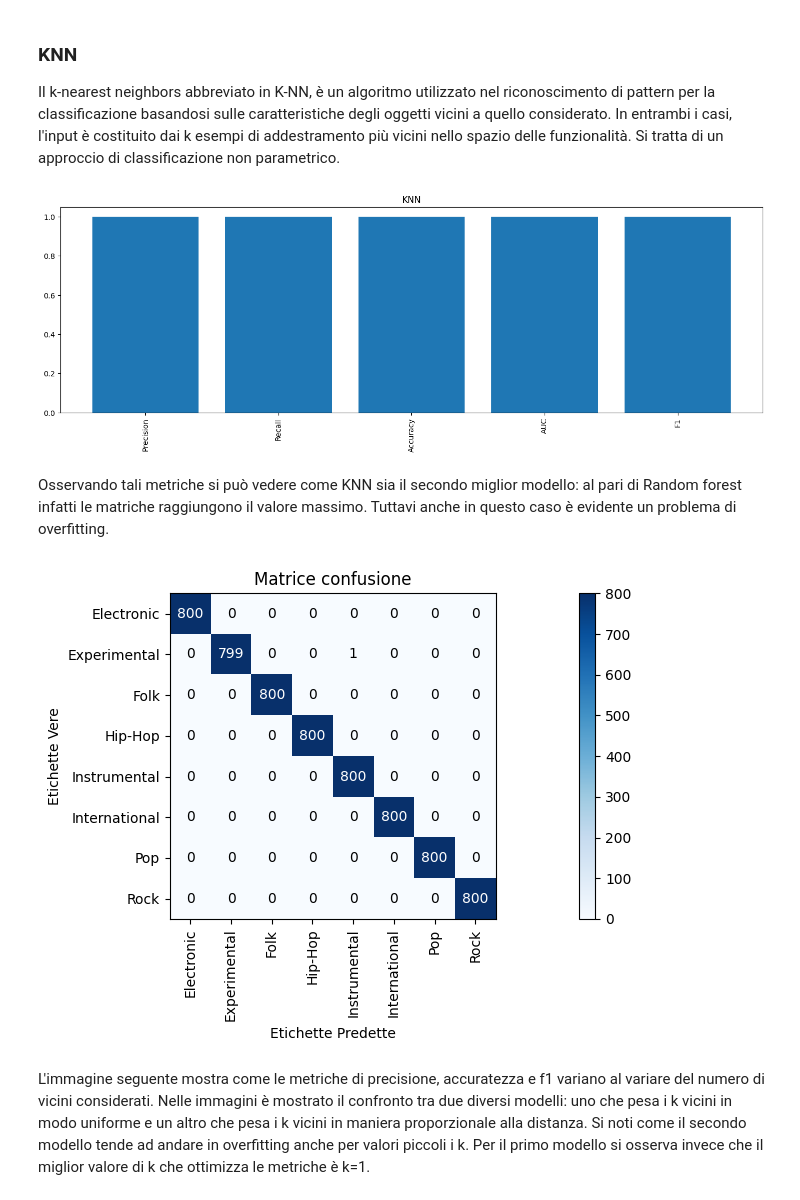
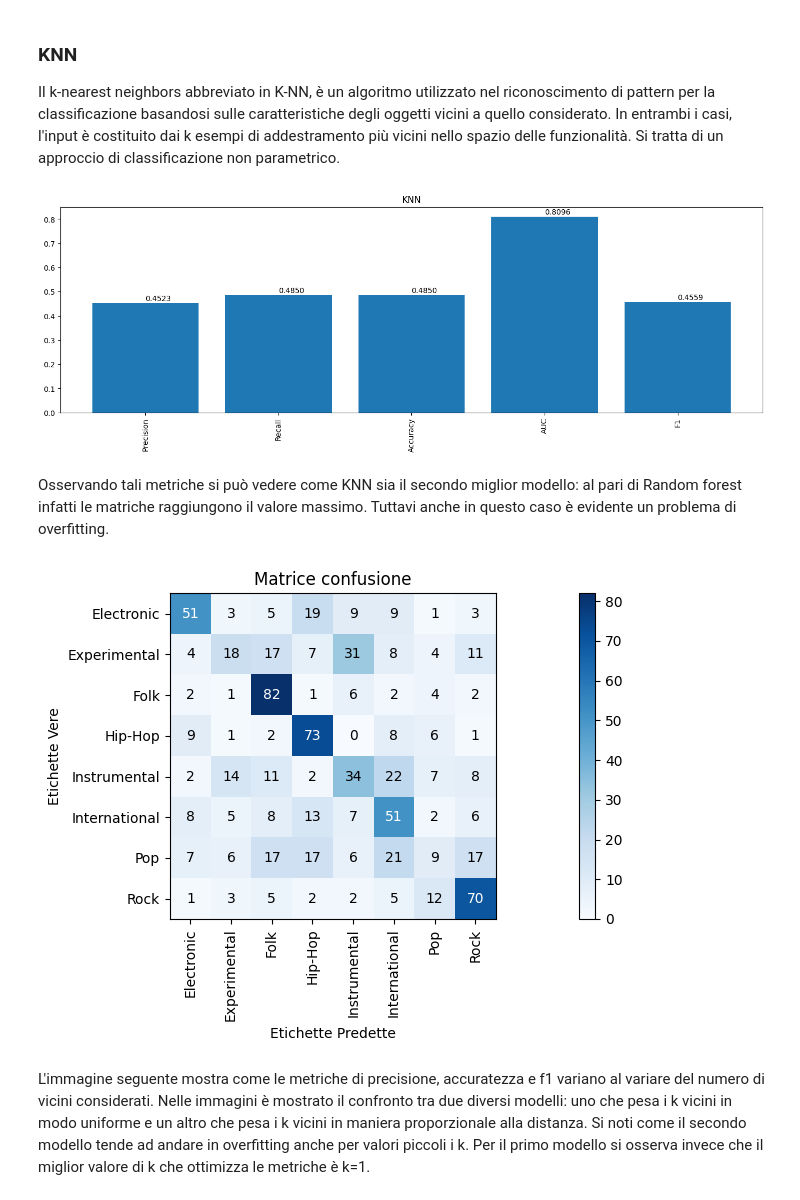
Before and after one commit to lucaFiscariello/ProgettoMachineLearning, a Jupyter notebook: Completo.ipynb, the cells around one changed output. Drawn from its saved outputs; the diff is of its cells as text; code cells hidden in the pictures.

```diff
--- a/Completo.ipynb
+++ b/Completo.ipynb
@@ -158,6 +158,13 @@ def plot_matrix_confusion(clf,X_test,y_test,title):
     plt.ylabel('Etichette Vere')
     plt.tight_layout()
     plt.show()
+
+
+def plot_bar(metrics,metrics_best):
+    plt.bar(metrics, metrics_best)
+
+    for i in range(len(metrics)):
+        plt.text(i,metrics_best[i]+0.01,'%.4f'%(metrics_best[i]))
 # %% [markdown]
 ## Dati
 I dati scaricati da FMA e utilizzati per questo progetto sono raccolti in due csv che verrano utilizzati in maniera combinata:
@@ -771,8 +788,8 @@ E' un algoritmo basato sull'approccio di classificazione ensambe. L'idea è quel
 from sklearn.ensemble import AdaBoostClassifier
 
 param_grid = {
-    'n_estimators': np.arange(40, 60, 2),
-    'learning_rate': np.arange(0.5, 1.5, 0.2),
+    'n_estimators': np.arange(1, 100, 4),
+    'learning_rate': [1.5],
 }
 
 nomi_colonne = ['n_estimators', 'learning_rate','precision','recall','accuracy','f1','AUC']
@@ -797,15 +814,15 @@ for n_estimators in param_grid['n_estimators']:
         clf = AdaBoostClassifier(n_estimators=n_estimators, learning_rate=learning_rate)
         clf.fit(X_train, y_train)
 
-        y_pred=clf.predict(X_train)
-        y_pred_proba=clf.predict_proba(X_train)
+        y_pred=clf.predict(X_val)
+        y_pred_proba=clf.predict_proba(X_val)
 
-        accuracy = accuracy_score(y_train, y_pred)
-        f1 = f1_score(y_train, y_pred, average='macro')
-        precision = precision_score(y_train, y_pred,average='macro')
-        recall = recall_score(y_train, y_pred,average='macro')
+        accuracy = accuracy_score(y_val, y_pred)
+        f1 = f1_score(y_val, y_pred, average='macro')
+        precision = precision_score(y_val, y_pred,average='macro')
+        recall = recall_score(y_val, y_pred,average='macro')
 
-        true_labels_binary = label_binarizer.fit_transform(y_train)
+        true_labels_binary = label_binarizer.fit_transform(y_val)
         roc_auc = roc_auc_score(true_labels_binary, y_pred_proba,average='macro', multi_class="ovr")
 
         if accuracy>best_accuracy:
@@ -833,7 +850,7 @@ for n_estimators in param_grid['n_estimators']:
         df_ADA.to_csv("ADA.csv")
 
 
-plt.bar(metrics, metrics_best)
+plot_bar(metrics, metrics_best)
 plt.title("ADA")
 plt.xticks(rotation=90)
 plt.show()
@@ -901,53 +918,53 @@ for n_neighbor in param_grid['n_neighbors']:
         clf = KNeighborsClassifier(n_neighbors=n_neighbor, weights=weight)
         clf.fit(X_train, y_train)
 
-        y_pred=clf.predict(X_train)
-        y_pred_proba=clf.predict_proba(X_train)
+        y_pred=clf.predict(X_val)
+        y_pred_proba=clf.predict_proba(X_val)
 
-        accuracy = accuracy_score(y_train, y_pred)
-        f1 = f1_score(y_train, y_pred, average='macro')
-        precision = precision_score(y_train, y_pred,average='macro')
-        recall = recall_score(y_train, y_pred,average='macro')
+        accuracy = accuracy_score(y_val, y_pred)
+        f1 = f1_score(y_val, y_pred, average='macro')
+        precision = precision_score(y_val, y_pred,average='macro')
+        recall = recall_score(y_val, y_pred,average='macro')
 
-        true_labels_binary = label_binarizer.fit_transform(y_train)
+        true_labels_binary = label_binarizer.fit_transform(y_val)
         roc_auc = roc_auc_score(true_labels_binary, y_pred_proba,average='macro', multi_class="ovr")
 
         if accuracy>best_accuracy:
             metrics_best = []
             metrics_best.append(precision)
             metrics_best.append(recall)
             metrics_best.append(accuracy)
             metrics_best.append(roc_auc)
             metrics_best.append(f1)
             clf_best_KNN = copy.deepcopy(clf)
             best_accuracy = accuracy
 
         new_row = {
             'n_neighbors': n_neighbor,
             'weights': weight,
             'precision': precision,
             'recall': recall,
             'accuracy': accuracy,
             'f1': f1,
             'AUC': roc_auc
         }
 
         df_KNN.loc[len(df_KNN)] = new_row
         df_KNN.to_csv("KNN.csv")
 
 
-plt.bar(metrics, metrics_best)
+plot_bar(metrics, metrics_best)
 plt.title("KNN")
 plt.xticks(rotation=90)
 plt.show()
 # %% [output]
-[figure, old version]
+[figure, new version]
 # %% [markdown]
 Osservando tali metriche si può vedere come KNN sia il secondo miglior modello: al pari di Random forest infatti le matriche raggiungono il valore massimo. Tuttavi anche in questo caso è evidente un problema di overfitting.
 # %%
-plot_matrix_confusion(clf_best_KNN,X_train,y_train,"Matrice confusione")
+plot_matrix_confusion(clf_best_KNN,X_val,y_val,"Matrice confusione")
 # %% [output]
-[figure, old version]
+[figure, new version]
 # %% [markdown]
 L'immagine seguente mostra come le metriche di precisione, accuratezza e f1 variano al variare del numero di vicini considerati. Nelle immagini è mostrato il confronto tra due diversi modelli: uno che pesa i k vicini in modo uniforme e un altro che pesa i k vicini in maniera proporzionale alla distanza. Si noti come il secondo modello tende ad andare in overfitting anche per valori piccoli i k. Per il primo modello si osserva invece che il miglior valore di k che ottimizza le metriche è k=1.
 # %%
```
Also changed, not shown: parts of 19 cells of this notebook.
